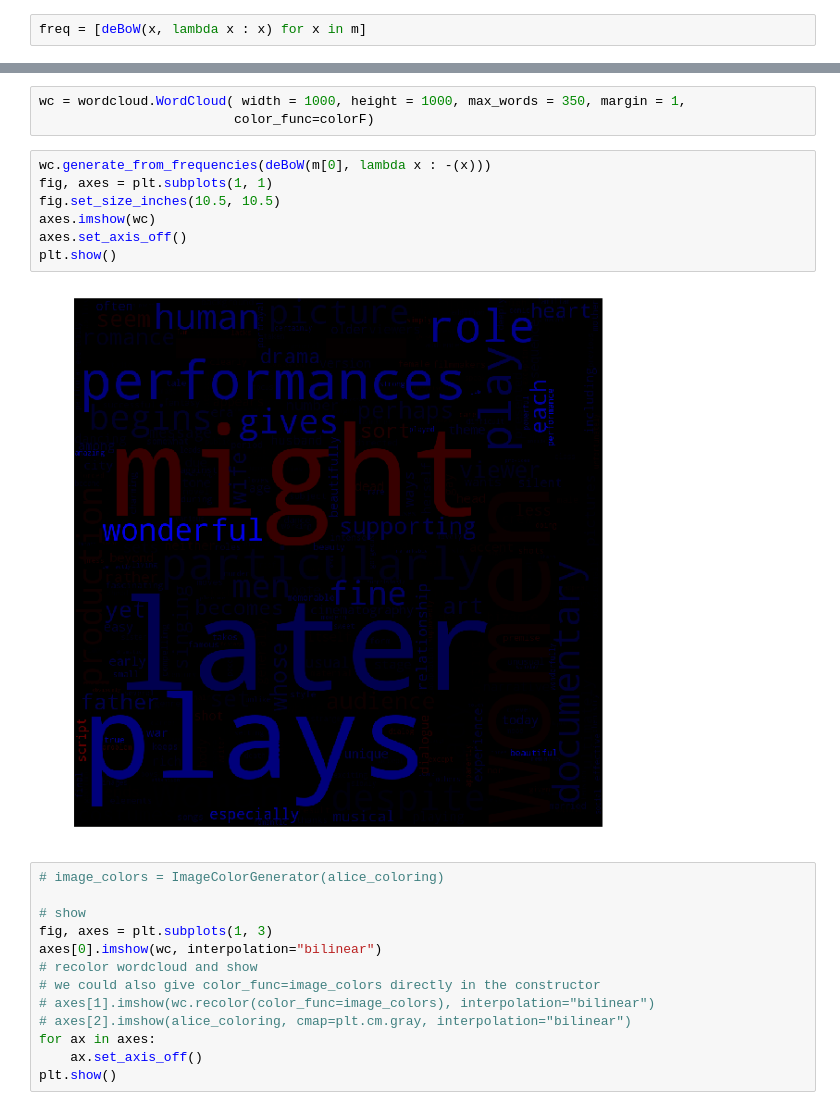
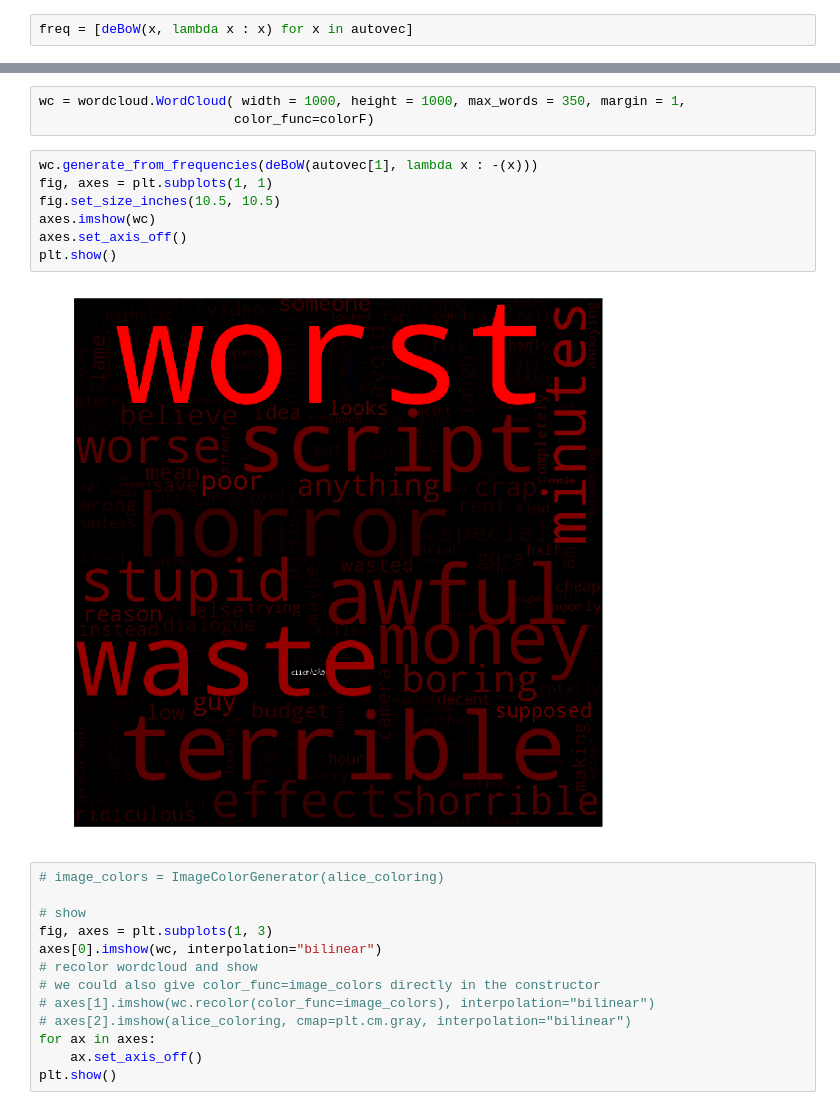
Before and after one commit to ABorgna/metnum, a Jupyter notebook: tp2/exp/wordcloud.ipynb, the cells around one changed output, grey strips where cells are left out. Cells and saved outputs as stored; diff of their text form.

```diff
--- a/tp2/exp/wordcloud.ipynb
+++ b/tp2/exp/wordcloud.ipynb
@@ -30,7 +30,7 @@ def deBoW(vec, signo = lambda x : x):
         ans[canonico[x]] = signo((float(vec[x])) )
     return ans
 # %%
-freq = [deBoW(x, lambda x : x) for x in m]
+freq = [deBoW(x, lambda x : x) for x in autovec]
 # %%
 train = pd.read_csv('../data/imdb_dataset.csv')
 positivity = {}
@@ -63,14 +63,14 @@ def colorF(word,*args, **kwargs):
 wc = wordcloud.WordCloud( width = 1000, height = 1000, max_words = 350, margin = 1,
                          color_func=colorF)
 # %%
-wc.generate_from_frequencies(deBoW(m[0], lambda x : -(x)))
+wc.generate_from_frequencies(deBoW(autovec[1], lambda x : -(x)))
 fig, axes = plt.subplots(1, 1)
 fig.set_size_inches(10.5, 10.5)
 axes.imshow(wc)
 axes.set_axis_off()
 plt.show()
 # %% [output]
-[figure, old version]
+[figure, new version]
 # %%
 # image_colors = ImageColorGenerator(alice_coloring)
 
```
Also changed, not shown: 1 other file.
